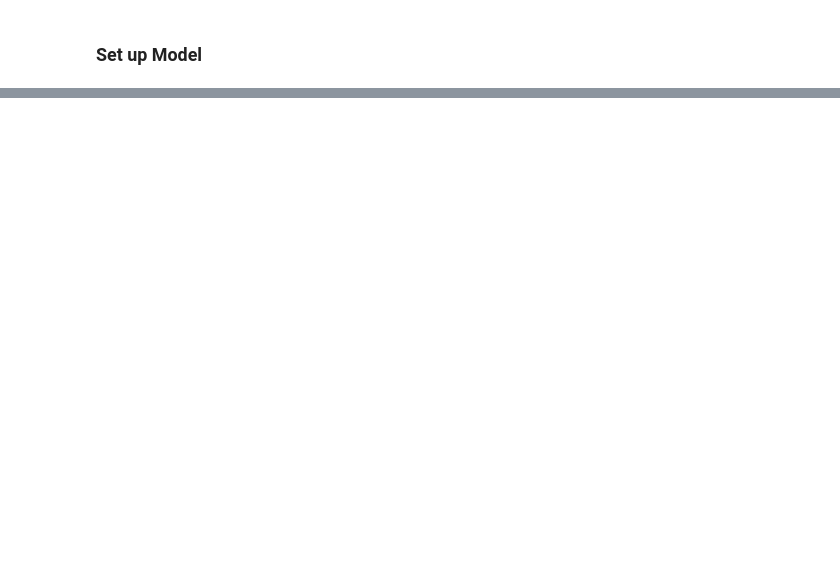
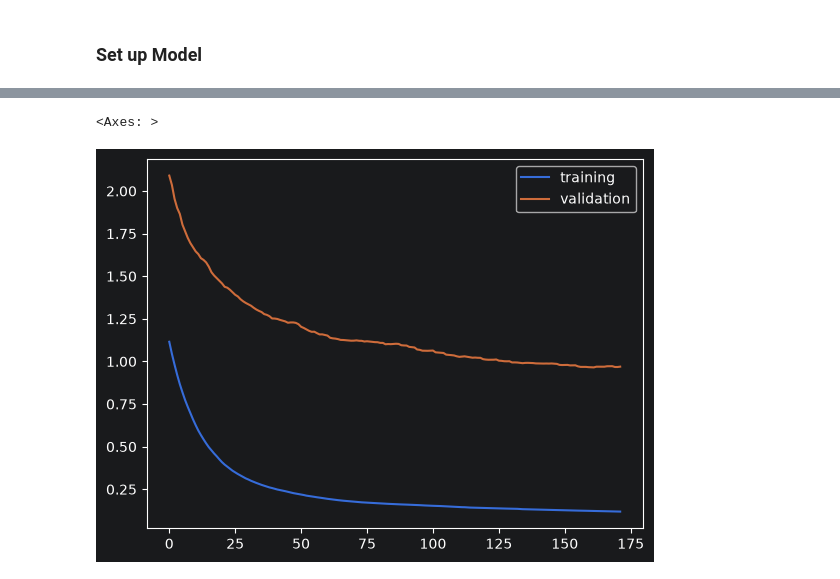
Before and after one commit to nsmat/lefts, a Jupyter notebook: notebooks/lgbm_rolling_retrain_early_stopping.ipynb, the cells around one changed output, grey strips where cells are left out. Cells and saved outputs as stored; diff of their text form; code cells hidden in the pictures; blank space fills up the shorter version.

Commit message:
clean up example notebook

```diff
--- a/notebooks/lgbm_rolling_retrain_early_stopping.ipynb
+++ b/notebooks/lgbm_rolling_retrain_early_stopping.ipynb
@@ -68,37 +59,35 @@ class LGBMWrapper:
         X = df.select(*self.features).to_pandas()
         return self.model.predict(X)
 # %%
-paramaterised_model = partial(
+from functools import partial
+
+parameterised_model = partial(
     LGBMWrapper,
-    features=["x"],
-    target="y",
+    features=features,
+    target=target,
     num_leaves=31,
     max_depth=5,
-    learning_rate=0.001,
-    n_estimators=1000,
+    learning_rate=0.05,
+    n_estimators=500,
     early_stopping_round=10,
 )
 # %%
-model = leaf(label="lgbm", model_constructor=paramaterised_model)
+model = leaf(label="lgbm", model_constructor=parameterised_model)
 # %%
-# Monthly retraining
-retrain_points = pl.datetime_range(
-    dt.datetime(2025, 2, 1), dt.datetime(2025, 12, 1), interval="3mo", eager=True
-).to_list()
-
-validation_period_length = dt.timedelta(days=15)
+# Quarterly retraining — each model trains on all data before its cutoff,
+# validates on the following month, and predicts on the rest.
+retrain_points = [dt.date(2020, 4, 1), dt.date(2020, 7, 1), dt.date(2020, 10, 1)]
+validation_period_length = dt.timedelta(days=27)
 
 rolling_train = lift(
     model=model,
     values=retrain_points,
-    train_filter=lambda label: pl.col("time") < label,
-    validation_filter=lambda label: pl.col("time").is_between(
-        label, label + validation_period_length
-    ),
-    test_filter=lambda label: pl.col("time") >= label + validation_period_length,
+    train_filter=lambda d: pl.col("date") < d,
+    validation_filter=lambda d: pl.col("date").is_between(d, d + validation_period_length),
+    test_filter=lambda d: pl.col("date") > d + validation_period_length,
     name="RollingRetrain",
 )
 # %%
-rolling_train.fit(a_data);
+rolling_train.fit(data);
 # %%
 print(*rolling_train.fitted.keys(), sep="\n")
@@ -105,8 +98,11 @@ print(*rolling_train.fitted.keys(), sep="\n")
 # %%
-#  We can use the models dict to access any object on the base model class - for example, the evaluation data.
+#  Access the eval curves from the last retrain fold
 evals = rolling_train.fitted[
-    "lgbm[RollingRetrain=2025-11-01 00:00:00]"
+    "lgbm[RollingRetrain=2020-10-01]"
 ].model.evals_result_
 pl.Series(evals["training"]["l2"]).to_pandas().plot(legend=True, label="training")
 pl.Series(evals["validation"]["l2"]).to_pandas().plot(legend=True, label="validation")
+# %% [output]
+<Axes: >
+[figure, added]
 # %%
```
Also changed, not shown: parts of 5 cells of this notebook, 3 other files.
